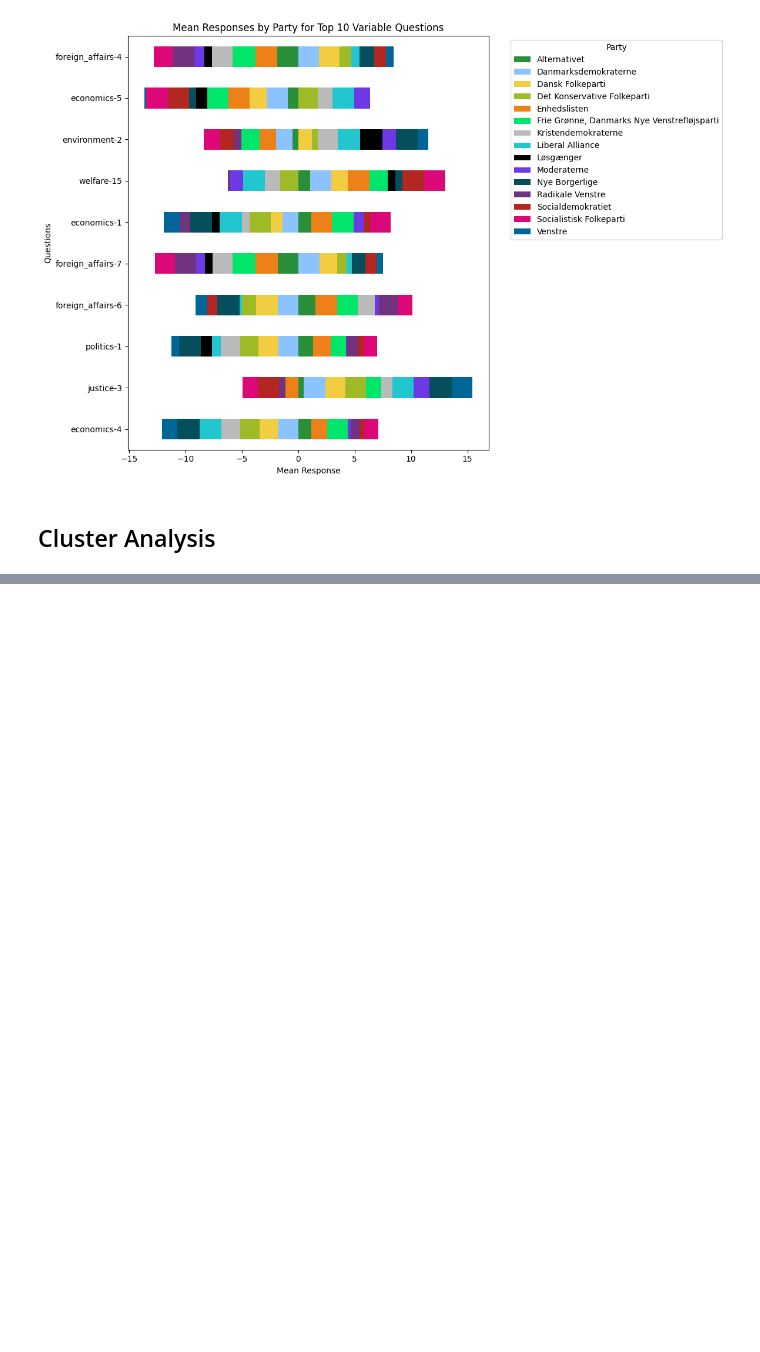
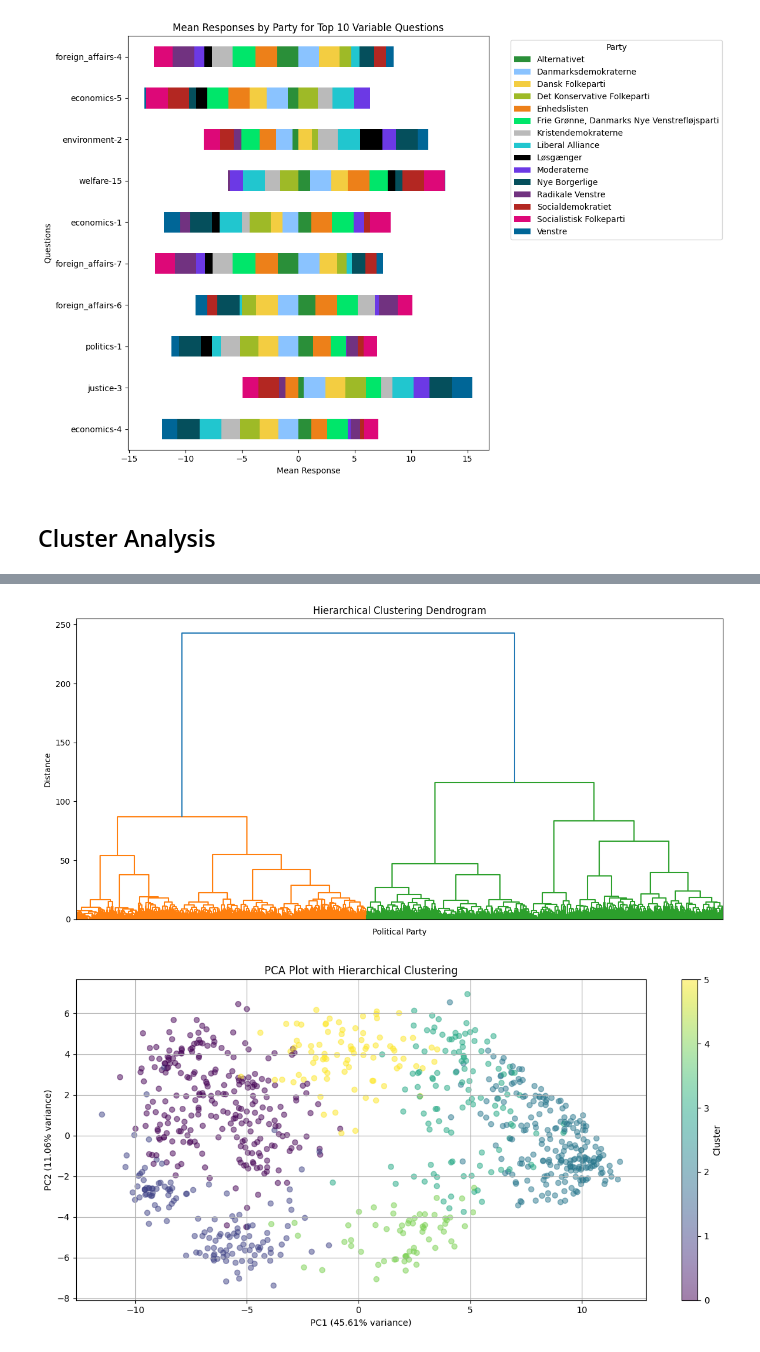
Before and after one commit to EarthOddity/mal-assignments, a Jupyter notebook: Assignment 5/Assignment 5/5. Candidate Test 2022 II.ipynb, the cells around one changed output, grey strips where cells are left out. Saved outputs shown, nothing was run; the diff lists cells and outputs as text; code cells hidden in the pictures; blank space fills up the shorter version.

```diff
--- a/Assignment 5/Assignment 5/5. Candidate Test 2022 II.ipynb
+++ b/Assignment 5/Assignment 5/5. Candidate Test 2022 II.ipynb
@@ -678,0 +774,33 @@ KeyError: 'segments'
+# %%
+# Perform hierarchical clustering using linkage method
+Z = linkage(q_and_a, method='ward')
+
+# Plot the dendrogram without labels
+plt.figure(figsize=(12, 6))
+dendrogram(Z, labels=[None] * len(segments), leaf_rotation=90)  # Removed party labels
+plt.title('Hierarchical Clustering Dendrogram')
+plt.xlabel('Political Party')
+plt.ylabel('Distance')
+plt.tight_layout()
+plt.show()
+
+# Fit the AgglomerativeClustering model with the desired number of clusters
+hierarchical_model = AgglomerativeClustering(n_clusters=6, linkage='ward')
+q_and_a_pca_df['Hierarchical Cluster'] = hierarchical_model.fit_predict(q_and_a)
+
+# Plot the clustering result in 2D (PCA plot)
+plt.figure(figsize=(12, 6))
+scatter = plt.scatter(
+    q_and_a_pca[:, 0], q_and_a_pca[:, 1],
+    c=q_and_a_pca_df['Hierarchical Cluster'], cmap='viridis', alpha=0.5
+)
+plt.colorbar(scatter, label='Cluster')
+plt.xlabel(f'PC1 ({explained_variance_ratio[0]*100:.2f}% variance)')
+plt.ylabel(f'PC2 ({explained_variance_ratio[1]*100:.2f}% variance)')
+plt.title('PCA Plot with Hierarchical Clustering')
+plt.grid(True)
+plt.tight_layout()
+plt.show()
+# %% [output]
+[figure, added]
+[figure, added]
```
Also changed, not shown: parts of 5 cells of this notebook.
